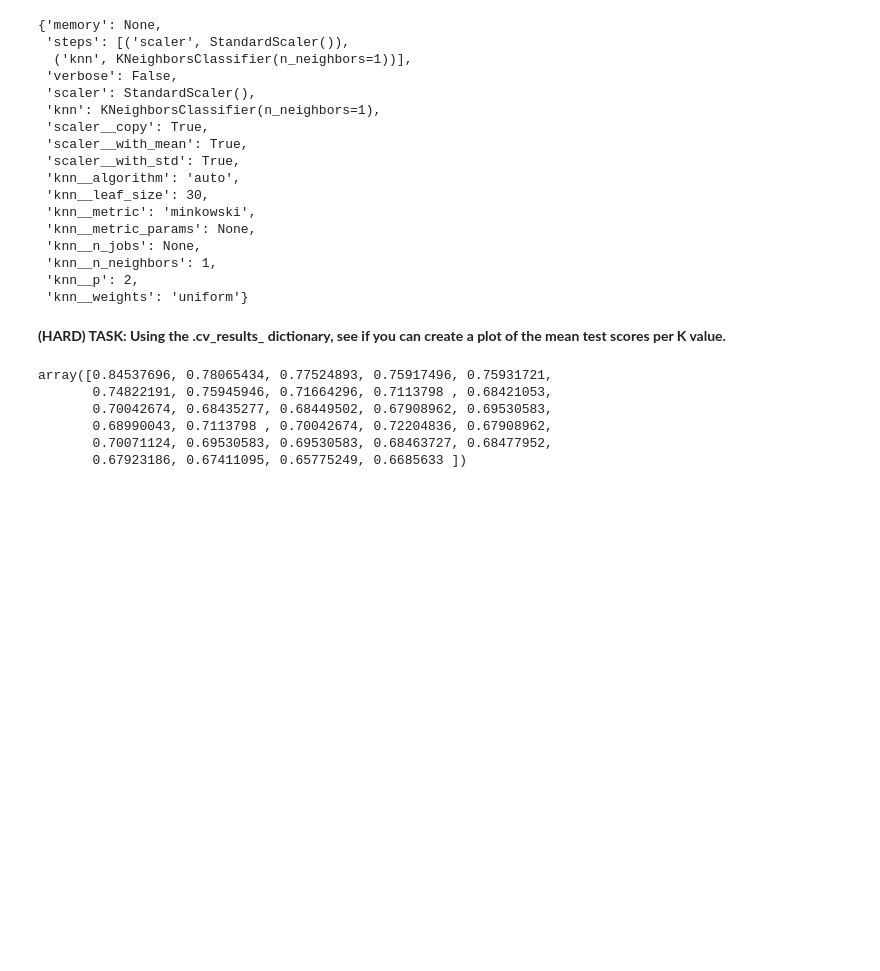
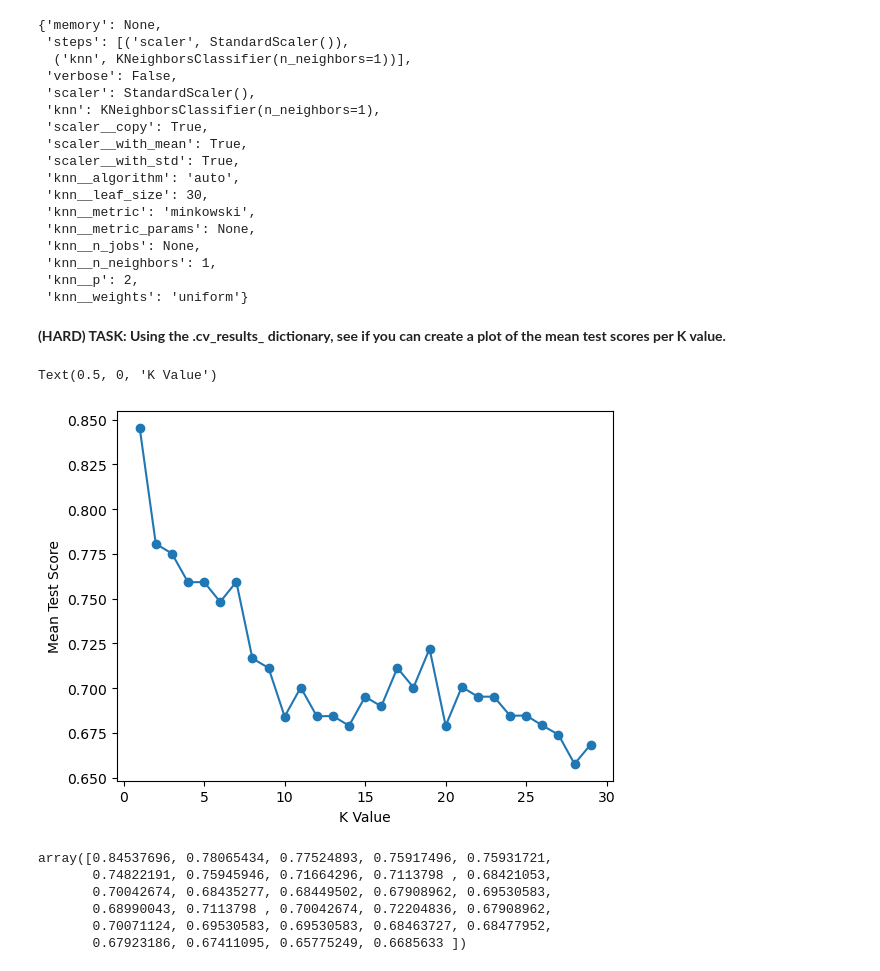
Before and after one commit to maginbu-0/Machine-Learning, a Jupyter notebook: KNN/01-KNN-Exercise .ipynb, the cells around one changed output. Drawn from its saved outputs; the diff is of its cells as text; code cells hidden in the pictures; blank space fills up the shorter version.

```diff
--- a/KNN/01-KNN-Exercise .ipynb
+++ b/KNN/01-KNN-Exercise .ipynb
@@ -93,2 +103,11 @@ Our approach here will be one of using Cross Validation on 90% of the dataset, a
+# %%
+# CODE HERE
+
+X = df.drop('Label',axis=1)
+y = df['Label']
+
+X_train, X_test, y_train, y_test = tts(X, y,
+                                       test_size=0.1
+                                       , random_state=42)
 # %% [markdown]
 **TASK: Create a PipeLine that contains both a StandardScaler and a KNN model**
@@ -97,2 +114,11 @@ Our approach here will be one of using Cross Validation on 90% of the dataset, a
+# %%
+# CODE HERE
+
+scaler = StandardScaler()
+knn = KNeighborsClassifier()
+
+operations = [('scaler',scaler),('knn',knn)]
+
+pipe = Pipeline(operations)
 # %% [markdown]
 **TASK: Perform a grid-search with the pipeline to test various values of k and report back the best performing parameters.**
@@ -100,0 +125,11 @@ Our approach here will be one of using Cross Validation on 90% of the dataset, a
+# %%
+# CODE HERE
+
+k_val = list(range(1,30))
+
+param_grid = {'knn__n_neighbors':k_val}
+
+full_cv_class = GridSearchCV(pipe,param_grid,cv=5,scoring='accuracy')
+
+full_cv_class.fit(X_train,y_train)
+full_cv_class.best_estimator_.get_params()
@@ -134,3 +185,16 @@ GridSearchCV(cv=5,
+# %%
+#CODE HERE
+mts = full_cv_class.cv_results_['mean_test_score']
+
+k_val = list(range(1,30))
+
+plt.plot(k_val,mts)
+plt.scatter(k_val,mts)
+plt.ylabel('Mean Test Score')
+plt.xlabel('K Value')
+# %% [output]
+Text(0.5, 0, 'K Value')
+[figure, added]
 # %%
 # %% [output]
 array([0.84537696, 0.78065434, 0.77524893, 0.75917496, 0.75931721,
```
Also changed, not shown: parts of 11 cells of this notebook.
